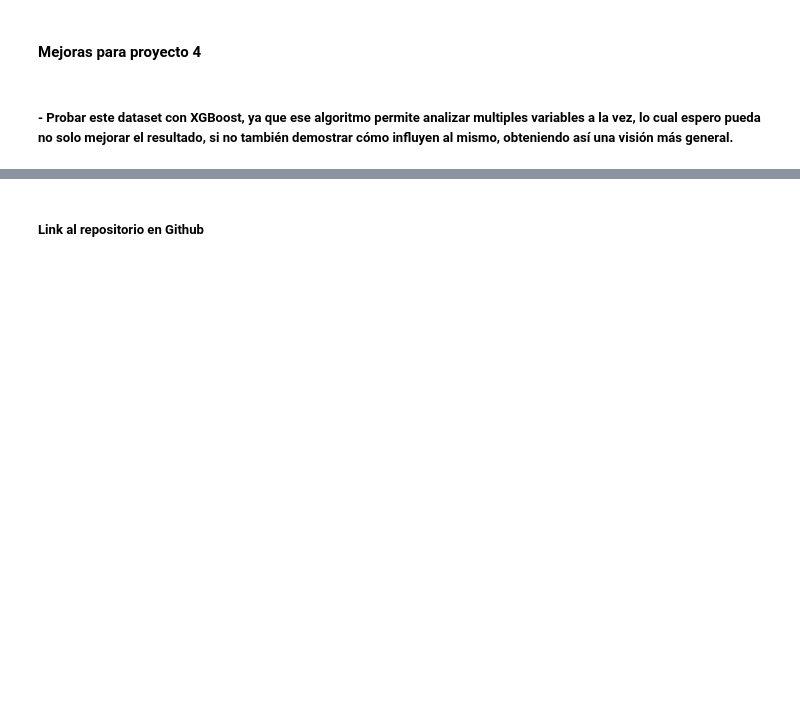
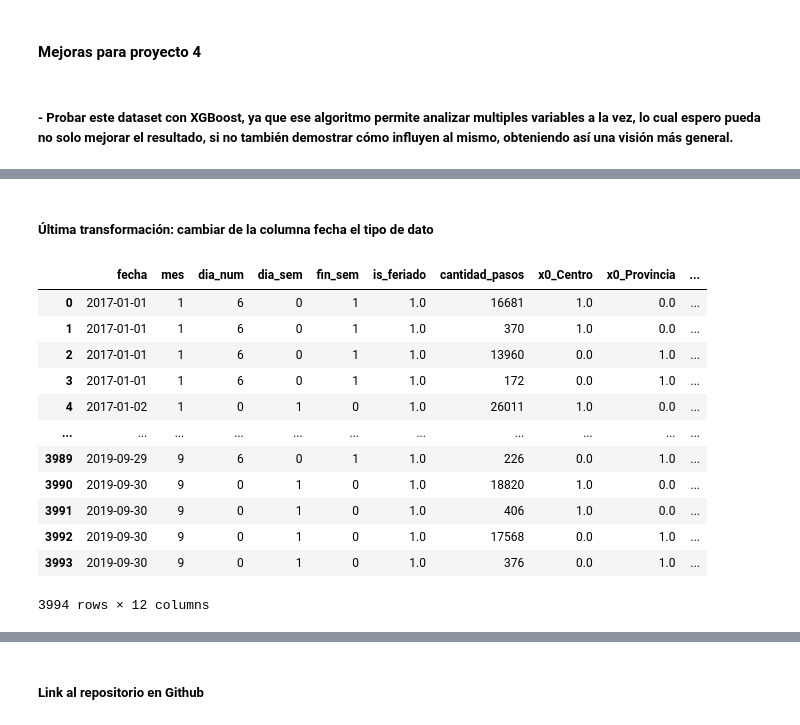
Before and after one commit to rgtelma/Series-de-tiempo-Proyecto3-, a Jupyter notebook: DS- Proyecto3 Series de tiempo.ipynb, the cells around one changed output, grey strips where cells are left out. Drawn from its saved outputs; the diff is of its cells as text; code cells hidden in the pictures; blank space fills up the shorter version.

```diff
--- a/DS- Proyecto3 Series de tiempo.ipynb
+++ b/DS- Proyecto3 Series de tiempo.ipynb
@@ -981,0 +1152,3 @@ Porcentaje de error: 20.072732988868424
+# %%
+ohe_df = pd.DataFrame(ohe.transform(xg_train[categorical_features]), columns=ohe.get_feature_names())
+ohe_df
@@ -981,0 +1169,5 @@ Porcentaje de error: 20.072732988868424
+# %%
+xg_train.drop(labels=categorical_features, axis=1, inplace=True)
+# %%
+xg_train = pd.concat(objs=[xg_train.reset_index(drop=True), ohe_df], axis=1)
+xg_train.head()
@@ -981,0 +1224,20 @@ Porcentaje de error: 20.072732988868424
+# %% [markdown]
+##### Última transformación: cambiar de la columna fecha el tipo de dato
+# %%
+xg_train['fecha_num']=xg_train.fecha.map(datetime.datetime.toordinal)
+# %%
+xg_train
+# %% [output]
+|  | fecha | mes | dia_num | dia_sem | fin_sem | is_feriado | cantidad_pasos | x0_Centro | x0_Provincia | ... |
+| 0 | 2017-01-01 | 1 | 6 | 0 | 1 | 1.0 | 16681 | 1.0 | 0.0 | ... |
+| 1 | 2017-01-01 | 1 | 6 | 0 | 1 | 1.0 | 370 | 1.0 | 0.0 | ... |
+| 2 | 2017-01-01 | 1 | 6 | 0 | 1 | 1.0 | 13960 | 0.0 | 1.0 | ... |
+| 3 | 2017-01-01 | 1 | 6 | 0 | 1 | 1.0 | 172 | 0.0 | 1.0 | ... |
+| 4 | 2017-01-02 | 1 | 0 | 1 | 0 | 1.0 | 26011 | 1.0 | 0.0 | ... |
+| ... | ... | ... | ... | ... | ... | ... | ... | ... | ... | ... |
+| 3989 | 2019-09-29 | 9 | 6 | 0 | 1 | 1.0 | 226 | 0.0 | 1.0 | ... |
+| 3990 | 2019-09-30 | 9 | 0 | 1 | 0 | 1.0 | 18820 | 1.0 | 0.0 | ... |
+| 3991 | 2019-09-30 | 9 | 0 | 1 | 0 | 1.0 | 406 | 1.0 | 0.0 | ... |
+| 3992 | 2019-09-30 | 9 | 0 | 1 | 0 | 1.0 | 17568 | 0.0 | 1.0 | ... |
+| 3993 | 2019-09-30 | 9 | 0 | 1 | 0 | 1.0 | 376 | 0.0 | 1.0 | ... |
+3994 rows × 12 columns
```
Also changed, not shown: parts of 61 cells of this notebook.
